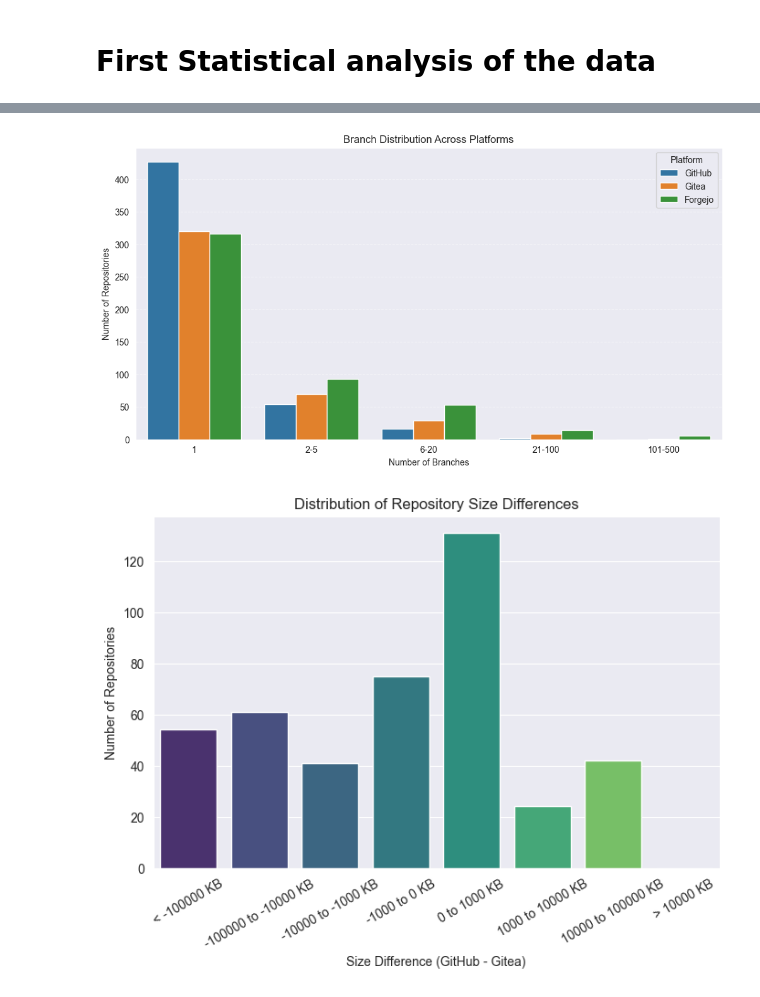
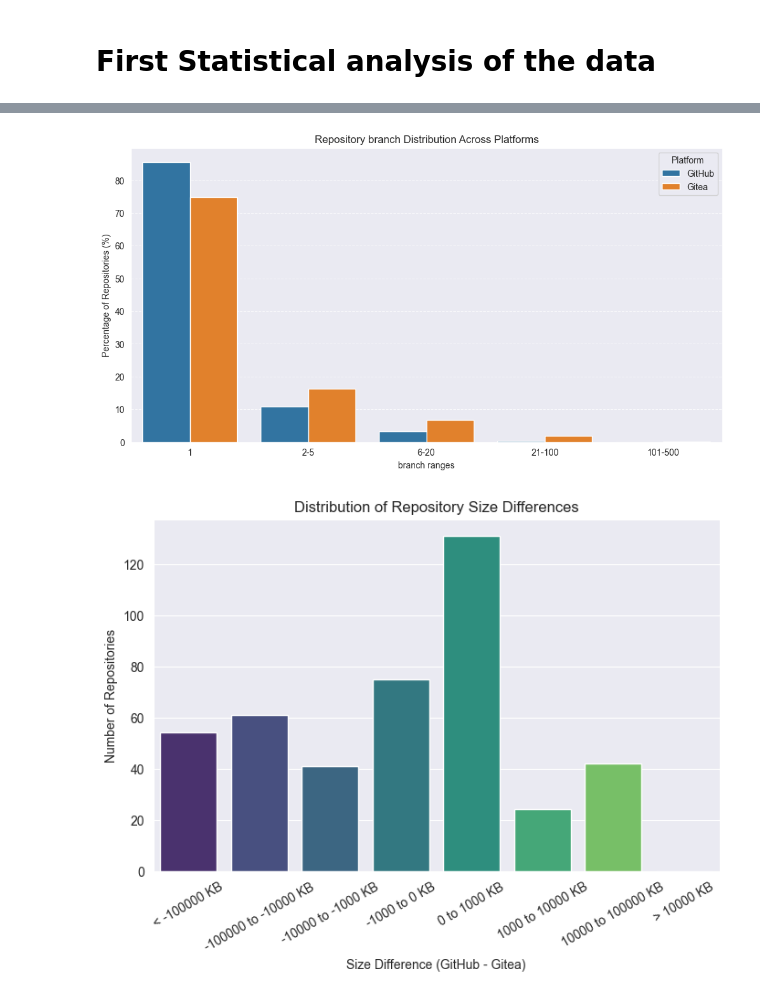
Before and after one commit to SamuelSVG/Memoire, a Jupyter notebook: analysis_notebook.ipynb, the cells around one changed output, grey strips where cells are left out. Saved outputs shown, nothing was run; the diff lists cells and outputs as text; code cells hidden in the pictures.

```diff
--- a/analysis_notebook.ipynb
+++ b/analysis_notebook.ipynb
@@ -368,46 +275,10 @@ plt.show()
 # %%
 df_github = pd.read_csv("github_repos_0_500.csv")
 df_gitea = pd.read_csv("gitea_repos_0_500.csv")
-df_forgejo = pd.read_csv("forgejo_repos_0_500.csv")
 
-# Function to clean and bin the number of branches
-def bin_branch_data(df, platform):
-    df = df.dropna(subset=['#Branches']).copy()
-    df.loc[:, '#Branches'] = pd.to_numeric(df['#Branches'], errors='coerce')  # Convert to numeric
-
-    # Define branch bins
-    bins = [0, 1, 5, 20, 100, 500]  # 1-5, 6-20, 21-100, 101-500, 501-1000
-    labels = ["1", "2-5", "6-20", "21-100", "101-500"]
-
-    # Create a new column with branch ranges
-    df['Branch Range'] = pd.cut(df['#Branches'], bins=bins, labels=labels, include_lowest=True)
-
-    # Count repositories per branch range
-    branch_counts = df['Branch Range'].value_counts().reindex(labels, fill_value=0)
-
-    return pd.DataFrame({'Platform': platform, 'Branch Range': labels, 'Count': branch_counts.values})
-
-# Process each platform
-df_github_branches = bin_branch_data(df_github, "GitHub")
-df_gitea_branches = bin_branch_data(df_gitea, "Gitea")
-df_forgejo_branches = bin_branch_data(df_forgejo, "Forgejo")
-
-# Combine results
-df_branches = pd.concat([df_github_branches, df_gitea_branches, df_forgejo_branches])
-
-# Create the figure
-plt.figure(figsize=(12, 6))
-sns.barplot(x="Branch Range", y="Count", hue="Platform", data=df_branches, palette="tab10")
-
-plt.xlabel("Number of Branches")
-plt.ylabel("Number of Repositories")
-plt.title("Branch Distribution Across Platforms")
-plt.grid(axis="y", linestyle="--", alpha=0.7)
-plt.legend(title="Platform")
-
-plt.show()
+plot_distribution(df_github, df_gitea, Metrics.BRANCH)
 # %% [output]
-[figure, old version]
+[figure, new version]
 # %%
 # Load Data
 df_github = pd.read_csv("github_repos_0_500.csv")
```
Also changed, not shown: parts of 7 cells of this notebook, 4 other files.
